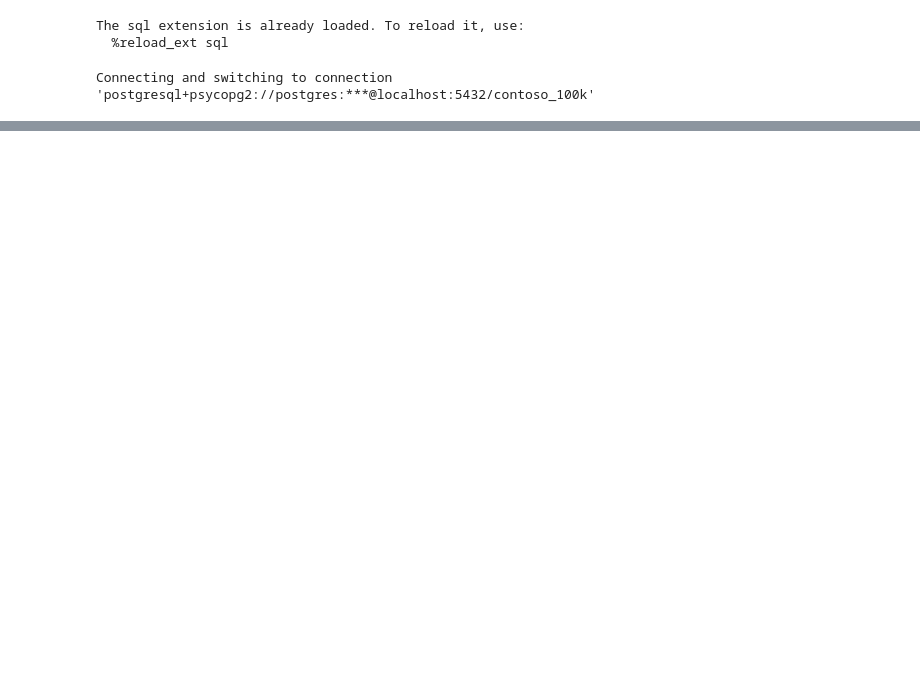
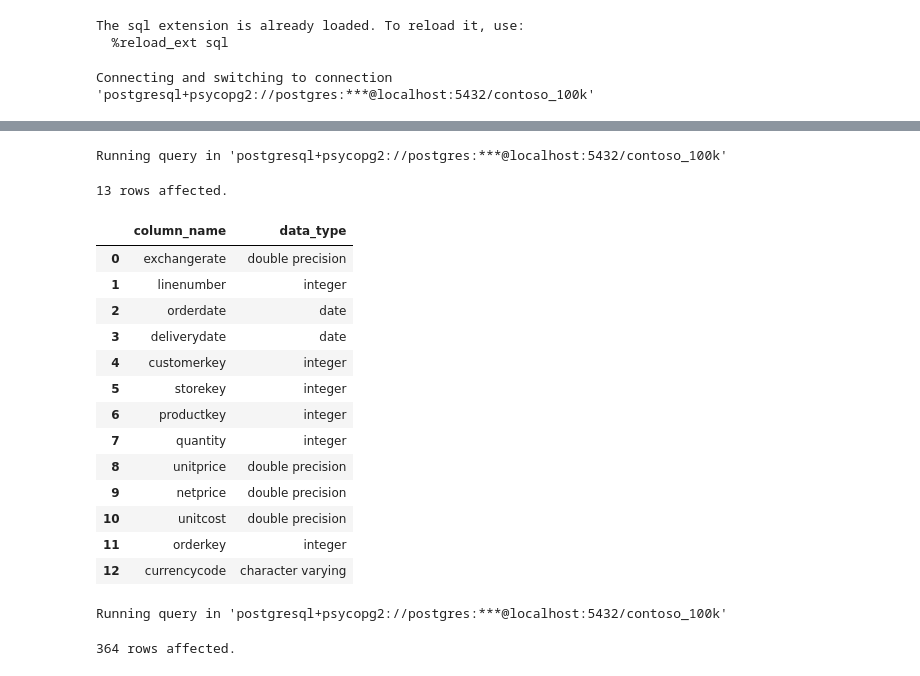
Before and after one commit to Nisha-Gangadhar/NishaTheDataAnalyst.github.io, a Jupyter notebook: Resources/Update_SQL_Notebook.ipynb, the cells around one changed output, grey strips where cells are left out. Saved outputs shown, nothing was run; the diff lists cells and outputs as text; code cells hidden in the pictures; blank space fills up the shorter version.

```diff
--- a/Resources/Update_SQL_Notebook.ipynb
+++ b/Resources/Update_SQL_Notebook.ipynb
@@ -121,0 +75,35 @@ Removing NULLs, if there exists any from totalyearlysales
+# %%
+%%sql
+
+SELECT column_name, data_type
+FROM information_schema.columns
+WHERE table_name = 'sales'
+# %% [output]
+Running query in 'postgresql+psycopg2://postgres:***@localhost:5432/contoso_100k'
+13 rows affected.
+|  | column_name | data_type |
+| 0 | exchangerate | double precision |
+| 1 | linenumber | integer |
+| 2 | orderdate | date |
+| 3 | deliverydate | date |
+| 4 | customerkey | integer |
+| 5 | storekey | integer |
+| 6 | productkey | integer |
+| 7 | quantity | integer |
+| 8 | unitprice | double precision |
+| 9 | netprice | double precision |
+| 10 | unitcost | double precision |
+| 11 | orderkey | integer |
+| 12 | currencycode | character varying |
+# %%
+%%sql result <<
+
+select orderdate,
+  COUNT( Distinct customerkey) as cc
+from sales
+where orderdate between '2023-01-01' and '2023-12-31'
+group by orderdate
+order by orderdate
+# %% [output]
+Running query in 'postgresql+psycopg2://postgres:***@localhost:5432/contoso_100k'
+364 rows affected.
```
Also changed, not shown: parts of 9 cells of this notebook.
